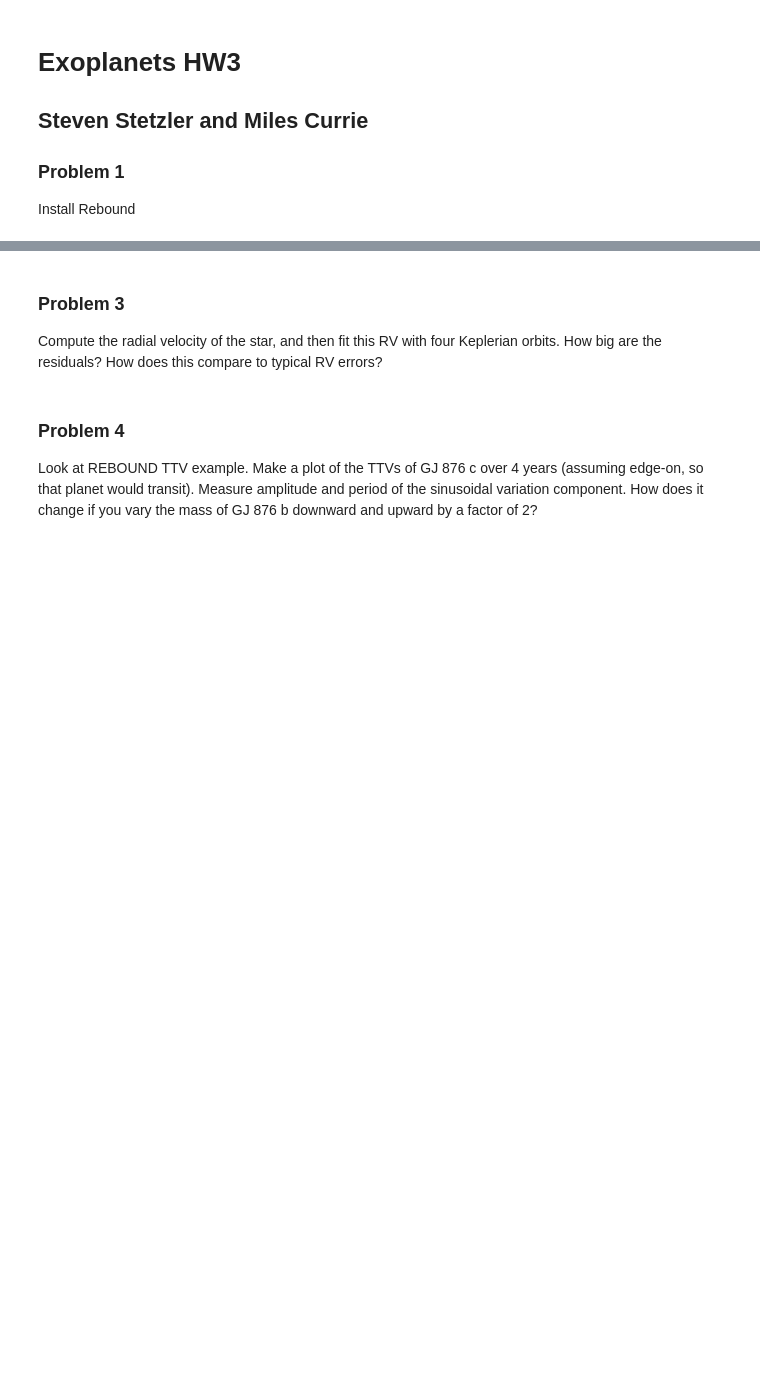
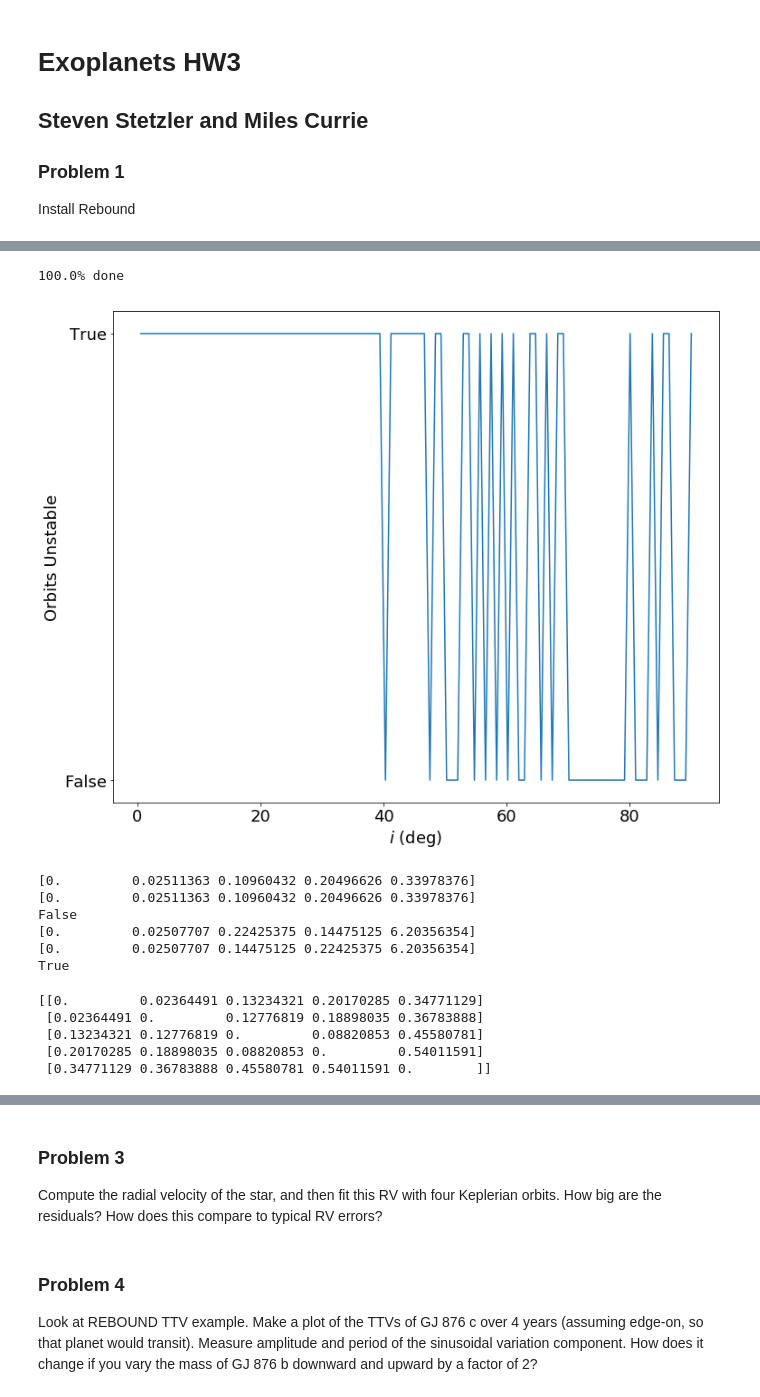
Before and after one commit to curriem/exoplanets_class, a Jupyter notebook: hw3/exoplanets_hw3.ipynb, the cells around one changed output, grey strips where cells are left out. Saved outputs shown, nothing was run; the diff lists cells and outputs as text; code cells hidden in the pictures; blank space fills up the shorter version.

```diff
--- a/hw3/exoplanets_hw3.ipynb
+++ b/hw3/exoplanets_hw3.ipynb
@@ -75,0 +91,21 @@ for i in range(10):
+# %%
+def modify_masses(planets, inclination, ref_m_sinis, verbose=True, **kwargs):
+    modified_masses = [ref_m_sini / np.sin(inclination) for ref_m_sini in ref_m_sinis]
+    ret_planets = [planet.copy() for planet in planets]
+    if verbose:
+        print("Modified masses:")
+    for ret_planet, modified_mass in zip(ret_planets, modified_masses):
+        if verbose:
+            print(f"  {ret_planet.m} --> {modified_mass}")
+        ret_planet.m = modified_mass
+
+    return ret_planets
+# %%
+def run_simluation_at_inclination(planets, inclination, integration_time, **kwargs):
+    DEG_TO_RAD = np.pi / 180
+    ref_inclination = 59 * DEG_TO_RAD
+
+    ref_m_sinis = [planet.m * np.sin(ref_inclination) for planet in planets]
+    sim_planets = modify_masses(planets, inclination, ref_m_sinis, **kwargs)
+
+    return run_simulation(sim_planets, integration_time, **kwargs)
@@ -75,0 +149,42 @@ for i in range(10):
+# %%
+inclinations = np.linspace(0.01, np.pi/2, 100)
+stability_checks = []
+for i, inclination in enumerate(inclinations):
+    sim = run_simluation_at_inclination(planets,
+                                        inclination,
+                                        planets[0].P * 2000,
+                                        verbose=False,
+                                        archive_interval=100)
+    stability_checks.append(simulation_unstable())
+    print(f"{100 * (i + 1) / len(inclinations)}% done   ", end="\r")
+    sys.stdout.flush()
+# %% [output]
+100.0% done
+# %%
+plt.plot(inclinations * 180 / np.pi, stability_checks)
+plt.xlabel(r"$i$ (deg)")
+plt.yticks([0, 1], ["False", "True"])
+plt.ylabel("Orbits Unstable")
+plt.show()
+# %% [output]
+[figure, added]
+# %%
+for sim in sa:
+    print(orbits_unstable(sim.particles, planets))
+# %% [output]
+[0.         0.02511363 0.10960432 0.20496626 0.33978376]
+[0.         0.02511363 0.10960432 0.20496626 0.33978376]
+False
+[0.         0.02507707 0.22425375 0.14475125 6.20356354]
+[0.         0.02507707 0.14475125 0.22425375 6.20356354]
+True
+# %%
+distances, r_H_list = analyze_orbits(sim.particles, planets)
+# for r_H in r_H_list:
+#     print((distances - r_H))
+# %% [output]
+[[0.         0.02364491 0.13234321 0.20170285 0.34771129]
+ [0.02364491 0.         0.12776819 0.18898035 0.36783888]
+ [0.13234321 0.12776819 0.         0.08820853 0.45580781]
+ [0.20170285 0.18898035 0.08820853 0.         0.54011591]
+ [0.34771129 0.36783888 0.45580781 0.54011591 0.        ]]
```
Also changed, not shown: parts of 15 cells of this notebook.
